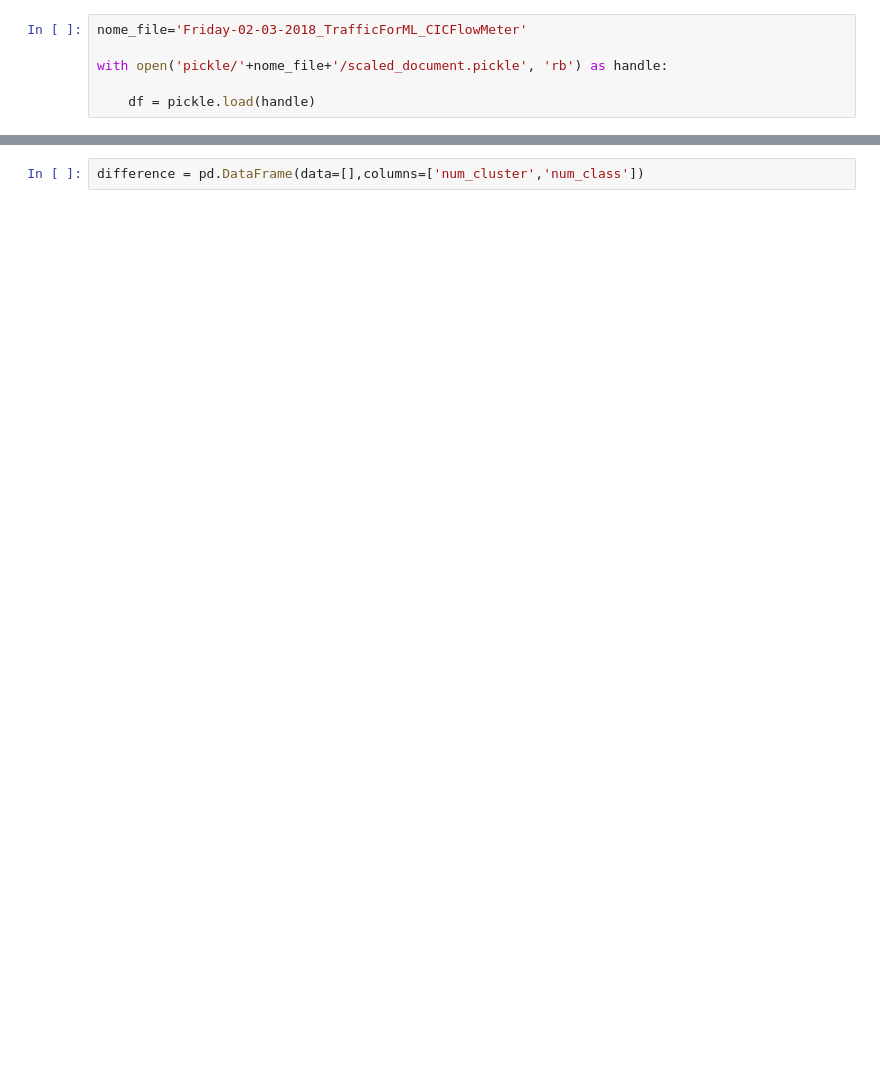
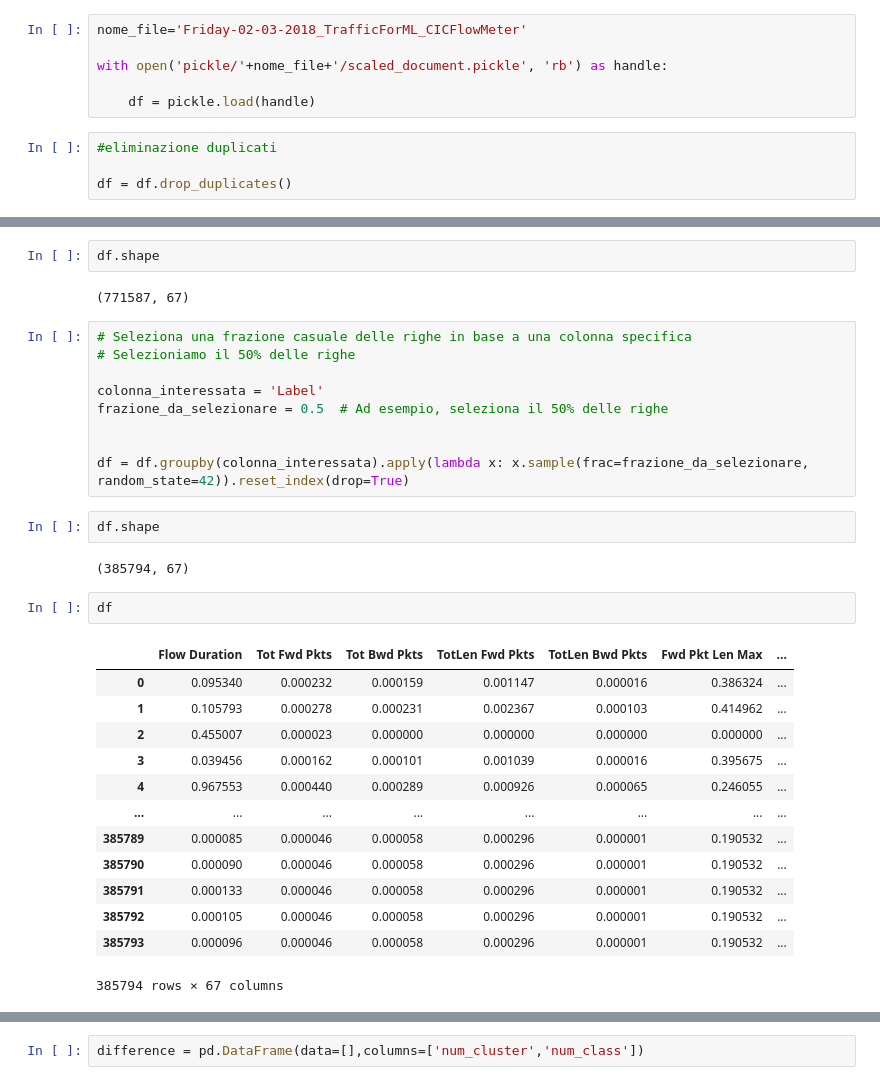
Before and after one commit to ChiaraAmalia/AdvancedCyberSecurity, a Jupyter notebook: clust.ipynb, the cells around one changed output, grey strips where cells are left out. Cells and saved outputs as stored; diff of their text form; blank space fills up the shorter version.

```diff
--- a/clust.ipynb
+++ b/clust.ipynb
@@ -16,3 +21,7 @@ nome_file='Friday-02-03-2018_TrafficForML_CICFlowMeter'
 with open('pickle/'+nome_file+'/scaled_document.pickle', 'rb') as handle:
 
     df = pickle.load(handle)
+# %%
+#eliminazione duplicati
+
+df = df.drop_duplicates()
@@ -18,0 +42,33 @@ with open('pickle/'+nome_file+'/scaled_document.pickle', 'rb') as handle:
+# %%
+df.shape
+# %% [output]
+(771587, 67)
+# %%
+# Seleziona una frazione casuale delle righe in base a una colonna specifica
+# Selezioniamo il 50% delle righe
+
+colonna_interessata = 'Label'
+frazione_da_selezionare = 0.5  # Ad esempio, seleziona il 50% delle righe
+
+
+df = df.groupby(colonna_interessata).apply(lambda x: x.sample(frac=frazione_da_selezionare, random_state=42)).reset_index(drop=True)
+# %%
+df.shape
+# %% [output]
+(385794, 67)
+# %%
+df
+# %% [output]
+|  | Flow Duration | Tot Fwd Pkts | Tot Bwd Pkts | TotLen Fwd Pkts | TotLen Bwd Pkts | Fwd Pkt Len Max | ... |
+| 0 | 0.095340 | 0.000232 | 0.000159 | 0.001147 | 0.000016 | 0.386324 | ... |
+| 1 | 0.105793 | 0.000278 | 0.000231 | 0.002367 | 0.000103 | 0.414962 | ... |
+| 2 | 0.455007 | 0.000023 | 0.000000 | 0.000000 | 0.000000 | 0.000000 | ... |
+| 3 | 0.039456 | 0.000162 | 0.000101 | 0.001039 | 0.000016 | 0.395675 | ... |
+| 4 | 0.967553 | 0.000440 | 0.000289 | 0.000926 | 0.000065 | 0.246055 | ... |
+| ... | ... | ... | ... | ... | ... | ... | ... |
+| 385789 | 0.000085 | 0.000046 | 0.000058 | 0.000296 | 0.000001 | 0.190532 | ... |
+| 385790 | 0.000090 | 0.000046 | 0.000058 | 0.000296 | 0.000001 | 0.190532 | ... |
+| 385791 | 0.000133 | 0.000046 | 0.000058 | 0.000296 | 0.000001 | 0.190532 | ... |
+| 385792 | 0.000105 | 0.000046 | 0.000058 | 0.000296 | 0.000001 | 0.190532 | ... |
+| 385793 | 0.000096 | 0.000046 | 0.000058 | 0.000296 | 0.000001 | 0.190532 | ... |
+385794 rows × 67 columns
```
Also changed, not shown: parts of 17 cells of this notebook, 5 other files.
